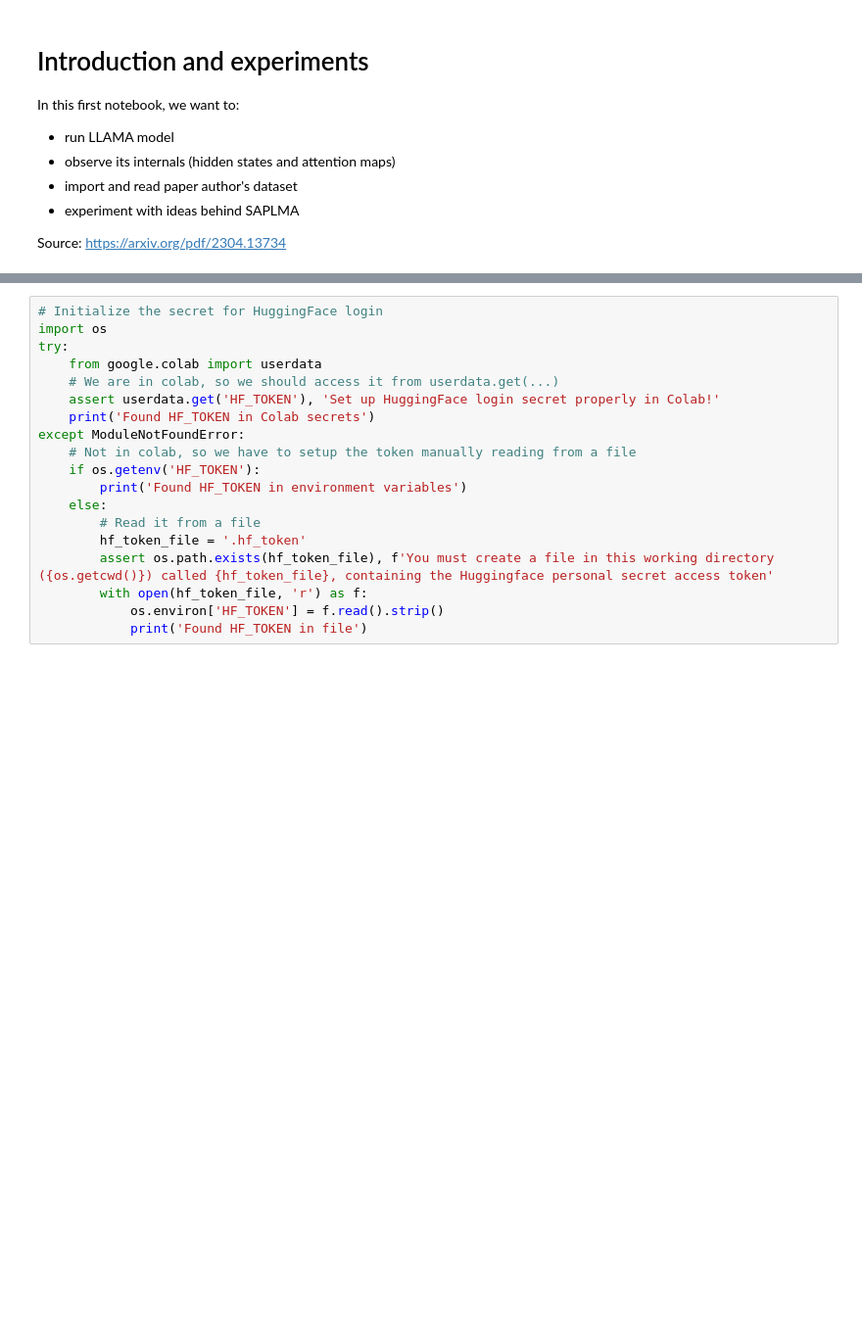
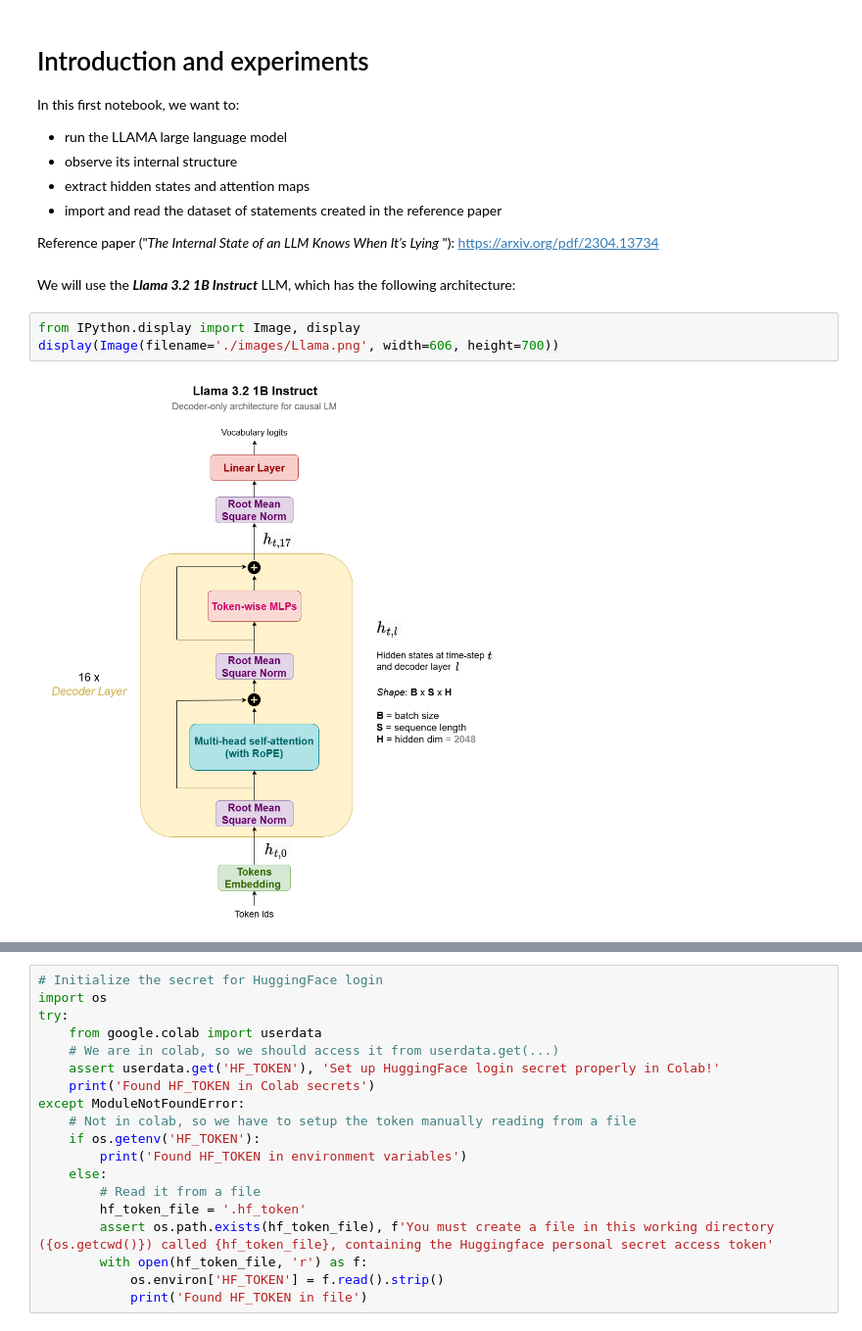
Before and after one commit to simonesestito/AML-project, a Jupyter notebook: 1_experiments_on_llama.ipynb, the cells around one changed output, grey strips where cells are left out. Shown: that part at 98% size. Drawn from its saved outputs; the diff is of its cells as text; blank space fills up the shorter version.

```diff
--- a/1_experiments_on_llama.ipynb
+++ b/1_experiments_on_llama.ipynb
@@ -2,9 +2,17 @@
 # Introduction and experiments
 
 In this first notebook, we want to:
-- run LLAMA model
-- observe its internals (hidden states and attention maps)
-- import and read paper author's dataset
-- experiment with ideas behind SAPLMA
+- run the LLAMA large language model
+- observe its internal structure
+- extract hidden states and attention maps
+- import and read the dataset of statements created in the reference paper
 
-Source: https://arxiv.org/pdf/2304.13734
+Reference paper ("_The Internal State of an LLM Knows When It’s Lying_ "):
+https://arxiv.org/pdf/2304.13734
+# %% [markdown]
+We will use the ***Llama 3.2 1B Instruct*** LLM, which has the following architecture:
+# %%
+from IPython.display import Image, display
+display(Image(filename='./images/Llama.png', width=606, height=700))
+# %% [output]
+[figure, added]
```
Also changed, not shown: parts of 28 cells of this notebook, 5 other files.
